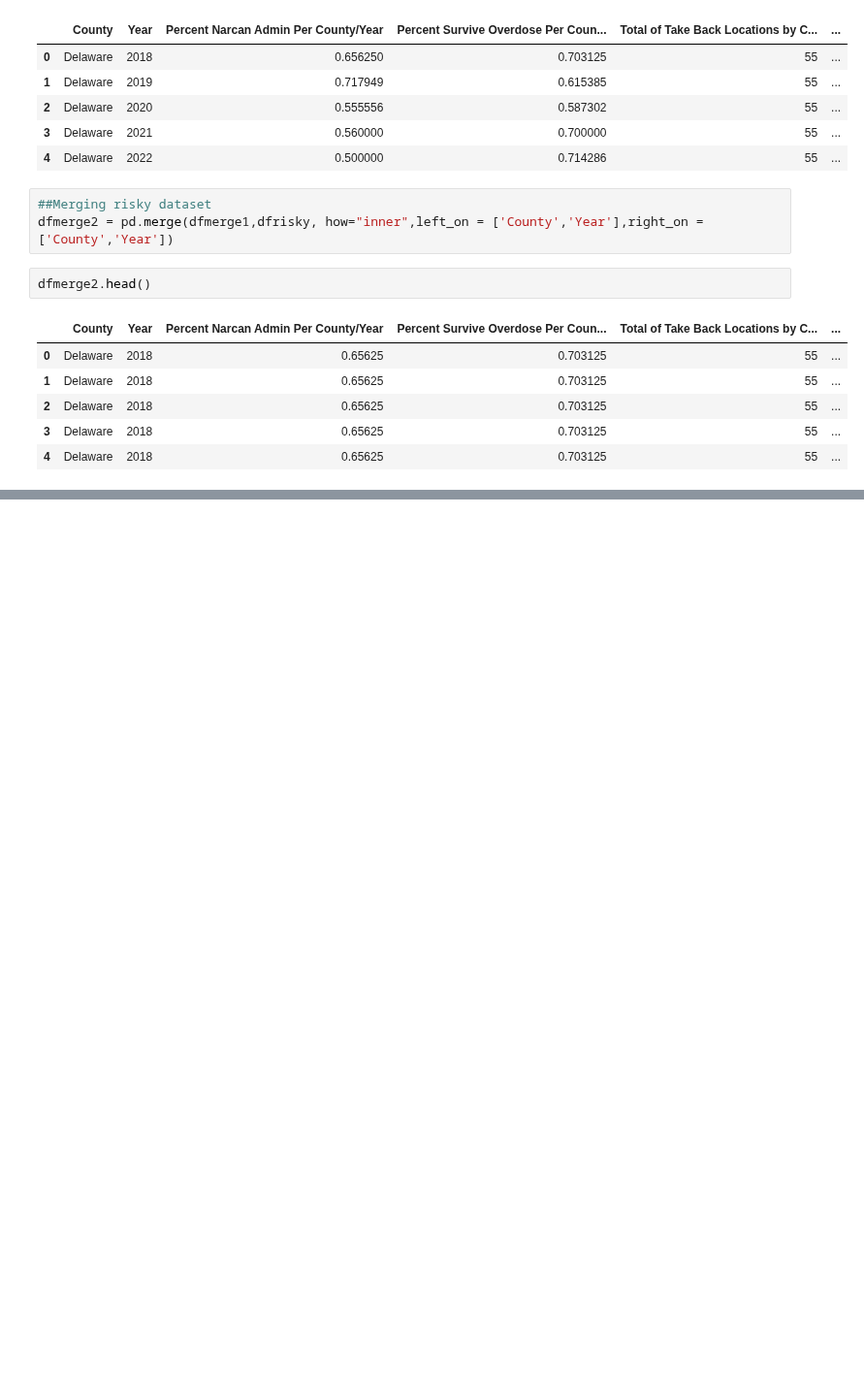
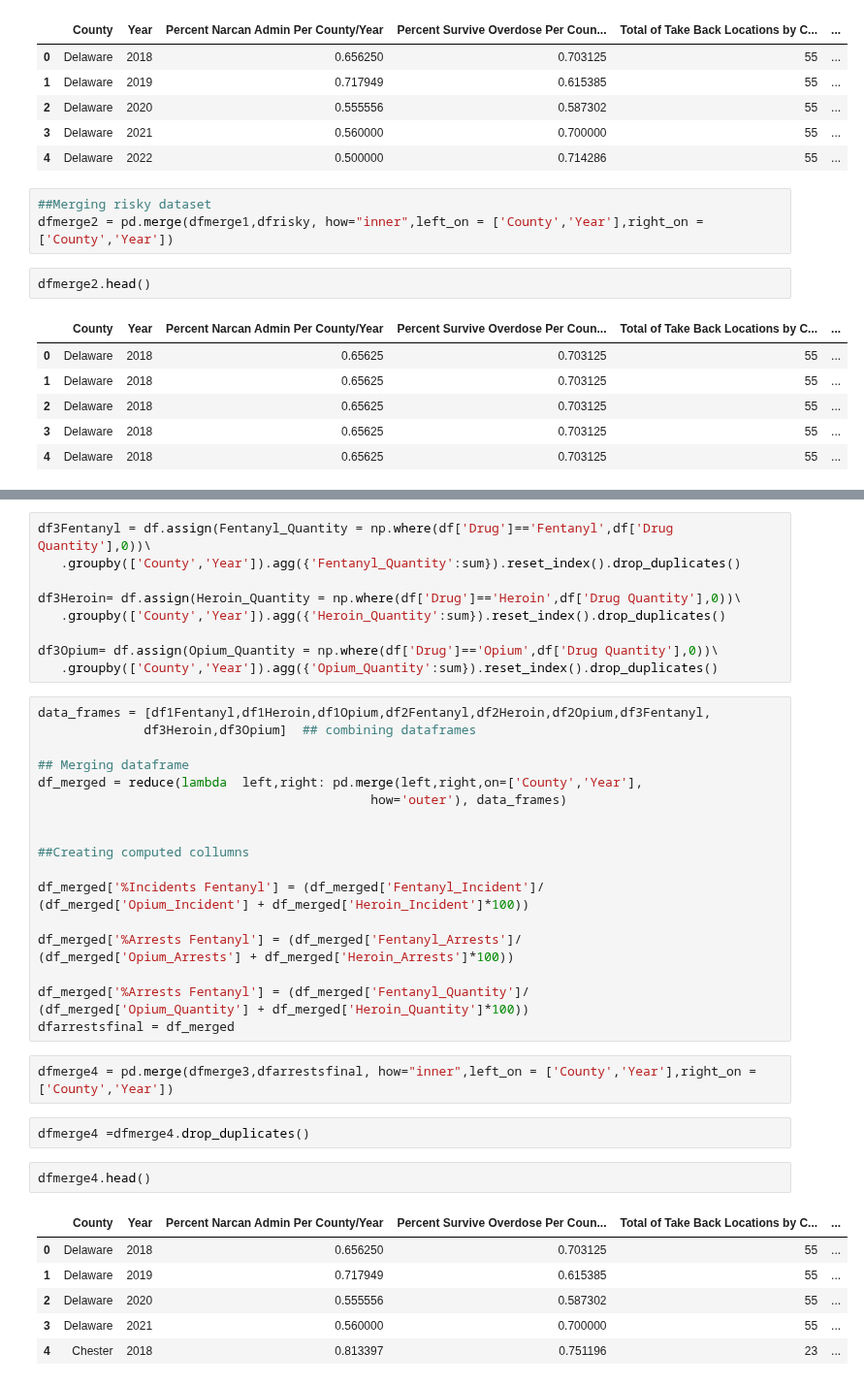
Before and after one commit to Joeyloganpython/Capstone, a Jupyter notebook: Notebooks/Main County.ipynb, the cells around one changed output, grey strips where cells are left out. Shown at 97% size. Cells and saved outputs as stored; diff of their text form; blank space fills up the shorter version.

```diff
--- a/Notebooks/Main County.ipynb
+++ b/Notebooks/Main County.ipynb
@@ -157,0 +206,42 @@ dfmerge2.head()
+# %%
+df3Fentanyl = df.assign(Fentanyl_Quantity = np.where(df['Drug']=='Fentanyl',df['Drug Quantity'],0))\
+   .groupby(['County','Year']).agg({'Fentanyl_Quantity':sum}).reset_index().drop_duplicates()
+
+df3Heroin= df.assign(Heroin_Quantity = np.where(df['Drug']=='Heroin',df['Drug Quantity'],0))\
+   .groupby(['County','Year']).agg({'Heroin_Quantity':sum}).reset_index().drop_duplicates()
+
+df3Opium= df.assign(Opium_Quantity = np.where(df['Drug']=='Opium',df['Drug Quantity'],0))\
+   .groupby(['County','Year']).agg({'Opium_Quantity':sum}).reset_index().drop_duplicates()
+# %%
+data_frames = [df1Fentanyl,df1Heroin,df1Opium,df2Fentanyl,df2Heroin,df2Opium,df3Fentanyl,
+              df3Heroin,df3Opium]  ## combining dataframes
+
+## Merging dataframe
+df_merged = reduce(lambda  left,right: pd.merge(left,right,on=['County','Year'],
+                                            how='outer'), data_frames)
+
+
+##Creating computed collumns
+
+df_merged['%Incidents Fentanyl'] = (df_merged['Fentanyl_Incident']/
+(df_merged['Opium_Incident'] + df_merged['Heroin_Incident']*100))
+
+df_merged['%Arrests Fentanyl'] = (df_merged['Fentanyl_Arrests']/
+(df_merged['Opium_Arrests'] + df_merged['Heroin_Arrests']*100))
+
+df_merged['%Arrests Fentanyl'] = (df_merged['Fentanyl_Quantity']/
+(df_merged['Opium_Quantity'] + df_merged['Heroin_Quantity']*100))
+dfarrestsfinal = df_merged
+# %%
+dfmerge4 = pd.merge(dfmerge3,dfarrestsfinal, how="inner",left_on = ['County','Year'],right_on = ['County','Year'])
+# %%
+dfmerge4 =dfmerge4.drop_duplicates()
+# %%
+dfmerge4.head()
+# %% [output]
+|  | County | Year | Percent Narcan Admin Per County/Year | Percent Survive Overdose Per Coun... | Total of Take Back Locations by C... | ... |
+| 0 | Delaware | 2018 | 0.656250 | 0.703125 | 55 | ... |
+| 1 | Delaware | 2019 | 0.717949 | 0.615385 | 55 | ... |
+| 2 | Delaware | 2020 | 0.555556 | 0.587302 | 55 | ... |
+| 3 | Delaware | 2021 | 0.560000 | 0.700000 | 55 | ... |
+| 4 | Chester | 2018 | 0.813397 | 0.751196 | 23 | ... |
```
Also changed, not shown: parts of 14 cells of this notebook.
